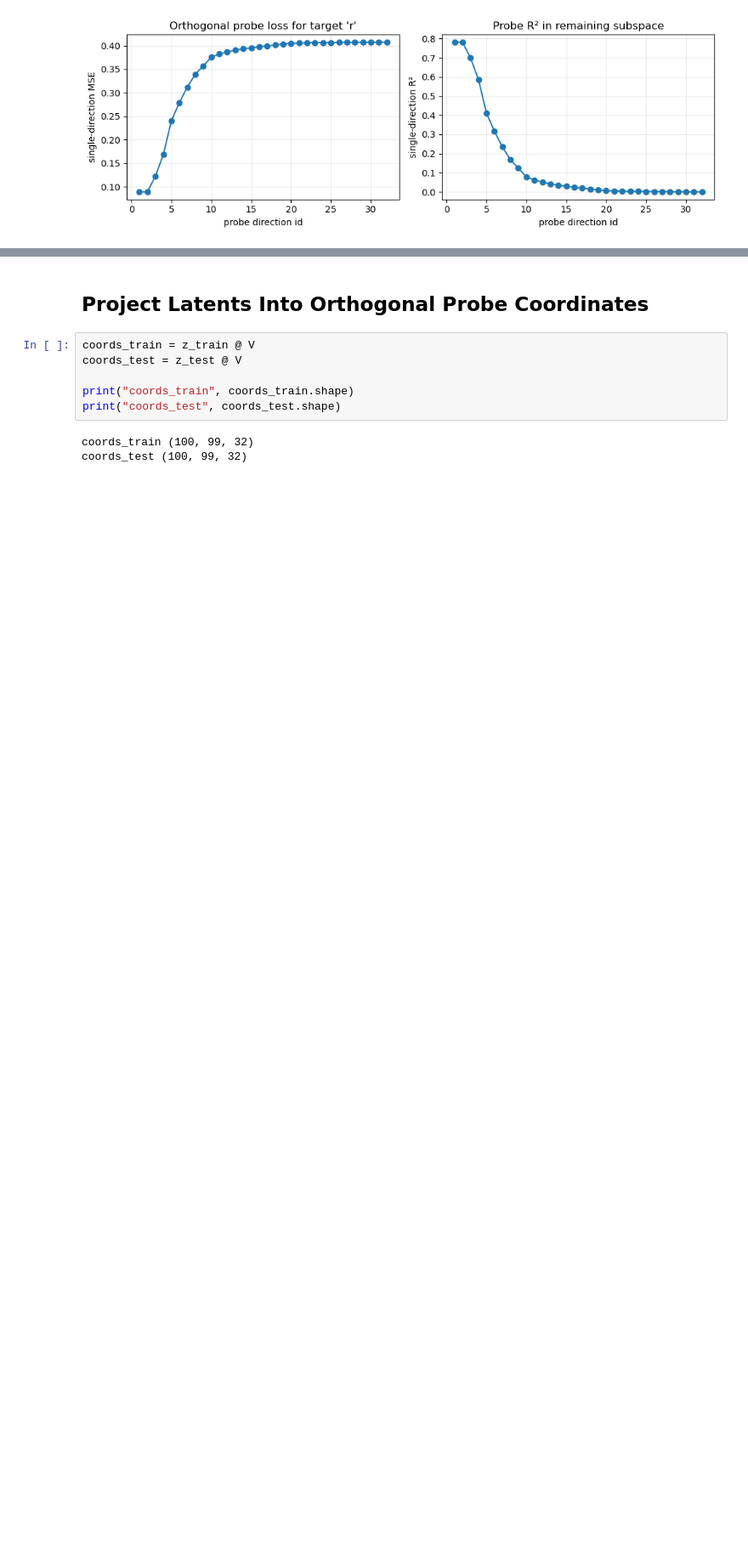
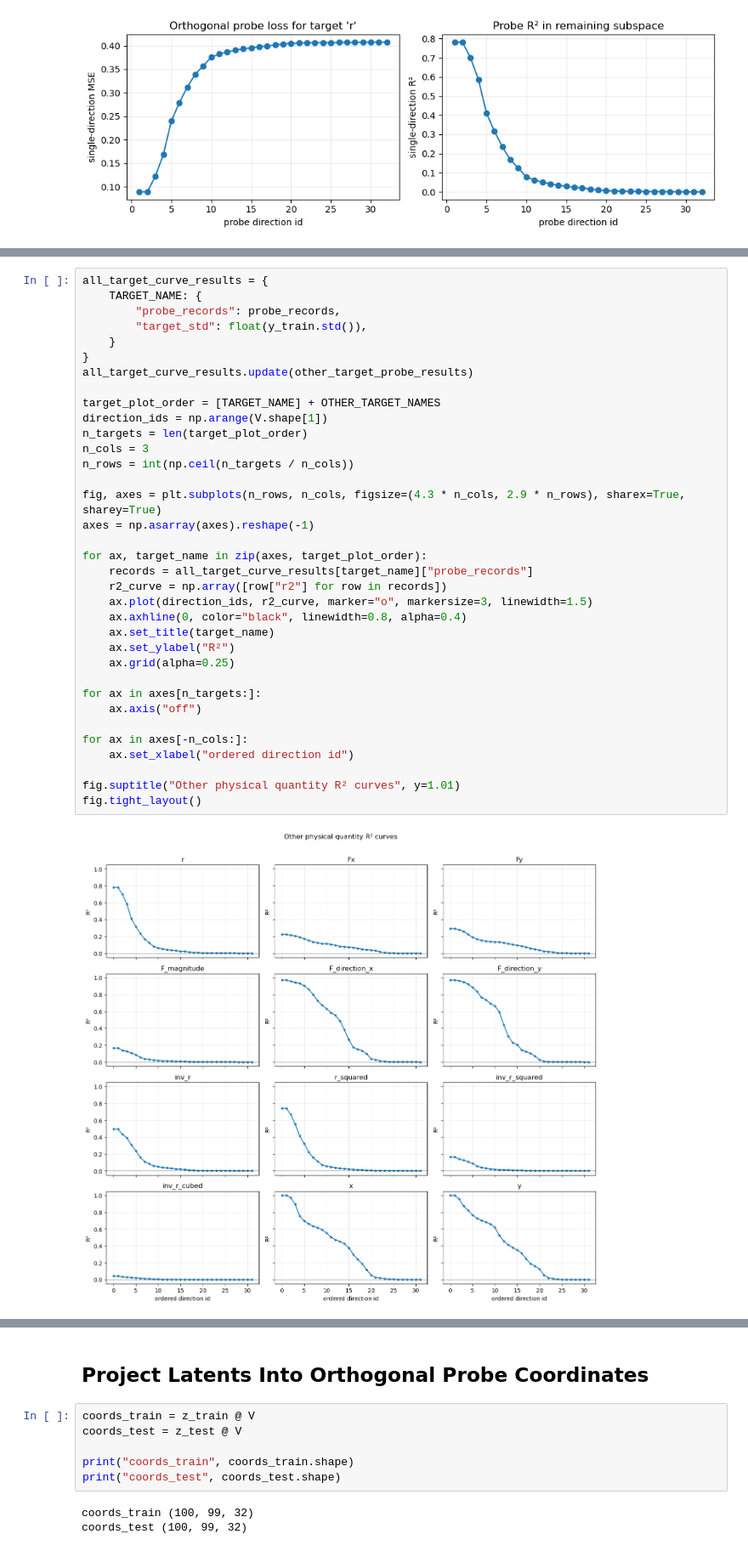
Before and after one commit to dyu056/newton-kepler, a Jupyter notebook: orthogonal_linear_probe_basis_normal_experiment.executed.ipynb, the cells around one changed output, grey strips where cells are left out. Shown at 85% size. Drawn from its saved outputs; the diff is of its cells as text; blank space fills up the shorter version.

Commit message:
Updated result for testing different linear probe on different layer

```diff
--- a/orthogonal_linear_probe_basis_normal_experiment.executed.ipynb
+++ b/orthogonal_linear_probe_basis_normal_experiment.executed.ipynb
@@ -512,0 +462,37 @@ for target_name in target_plot_order:
+# %%
+all_target_curve_results = {
+    TARGET_NAME: {
+        "probe_records": probe_records,
+        "target_std": float(y_train.std()),
+    }
+}
+all_target_curve_results.update(other_target_probe_results)
+
+target_plot_order = [TARGET_NAME] + OTHER_TARGET_NAMES
+direction_ids = np.arange(V.shape[1])
+n_targets = len(target_plot_order)
+n_cols = 3
+n_rows = int(np.ceil(n_targets / n_cols))
+
+fig, axes = plt.subplots(n_rows, n_cols, figsize=(4.3 * n_cols, 2.9 * n_rows), sharex=True, sharey=True)
+axes = np.asarray(axes).reshape(-1)
+
+for ax, target_name in zip(axes, target_plot_order):
+    records = all_target_curve_results[target_name]["probe_records"]
+    r2_curve = np.array([row["r2"] for row in records])
+    ax.plot(direction_ids, r2_curve, marker="o", markersize=3, linewidth=1.5)
+    ax.axhline(0, color="black", linewidth=0.8, alpha=0.4)
+    ax.set_title(target_name)
+    ax.set_ylabel("R²")
+    ax.grid(alpha=0.25)
+
+for ax in axes[n_targets:]:
+    ax.axis("off")
+
+for ax in axes[-n_cols:]:
+    ax.set_xlabel("ordered direction id")
+
+fig.suptitle("Other physical quantity R² curves", y=1.01)
+fig.tight_layout()
+# %% [output]
+[figure, added]
```
Also changed, not shown: parts of 34 cells of this notebook, 1 other file.
